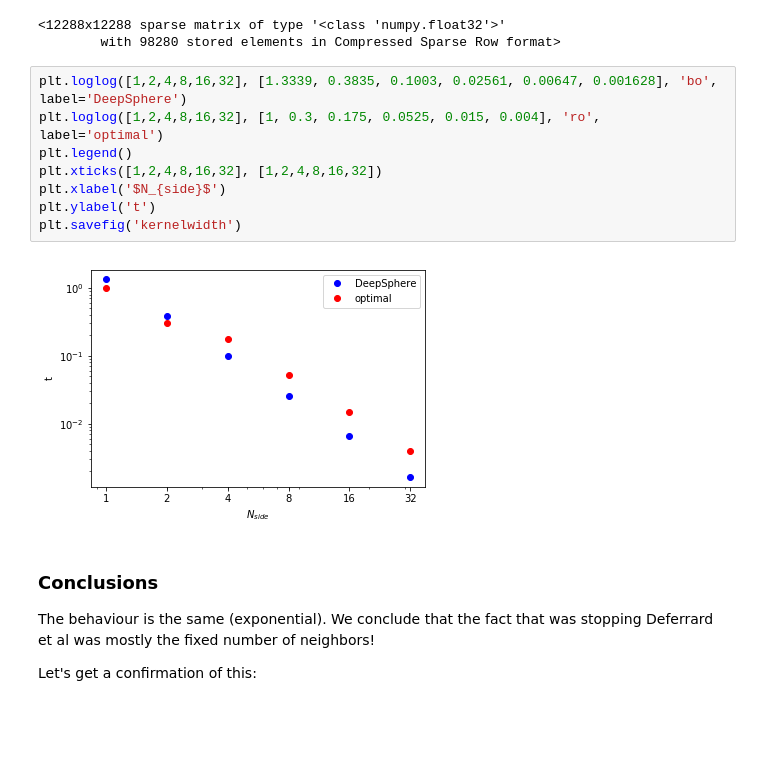
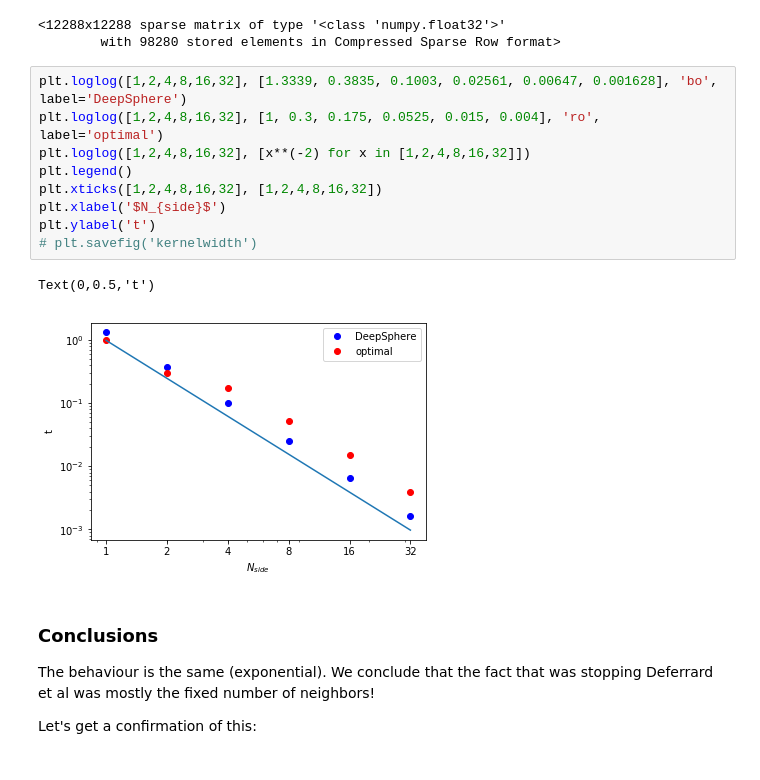
Before and after one commit to MartMilani/PDM, a Jupyter notebook: codes/06_good_std_dev.ipynb, the cells around one changed output. Cells and saved outputs as stored; diff of their text form; blank space fills up the shorter version.

```diff
--- a/codes/06_good_std_dev.ipynb
+++ b/codes/06_good_std_dev.ipynb
@@ -819,13 +819,15 @@ kernel width used:  0.0016280684
 # %%
 plt.loglog([1,2,4,8,16,32], [1.3339, 0.3835, 0.1003, 0.02561, 0.00647, 0.001628], 'bo', label='DeepSphere')
 plt.loglog([1,2,4,8,16,32], [1, 0.3, 0.175, 0.0525, 0.015, 0.004], 'ro', label='optimal')
+plt.loglog([1,2,4,8,16,32], [x**(-2) for x in [1,2,4,8,16,32]])
 plt.legend()
 plt.xticks([1,2,4,8,16,32], [1,2,4,8,16,32])
 plt.xlabel('$N_{side}$')
 plt.ylabel('t')
-plt.savefig('kernelwidth')
+# plt.savefig('kernelwidth')
 # %% [output]
+Text(0,0.5,'t')
-[figure, old version]
+[figure, new version]
 # %% [markdown]
 ### Conclusions
 The behaviour is the same (exponential). We conclude that the fact that was stopping Deferrard et al was mostly the fixed number of neighbors!
```
Also changed, not shown: 3 other files.
